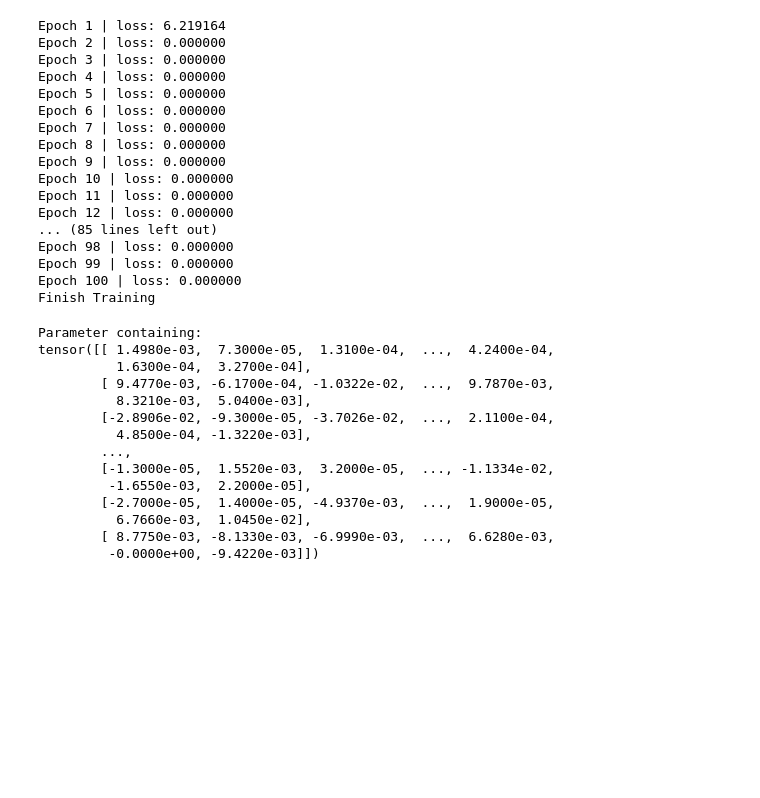
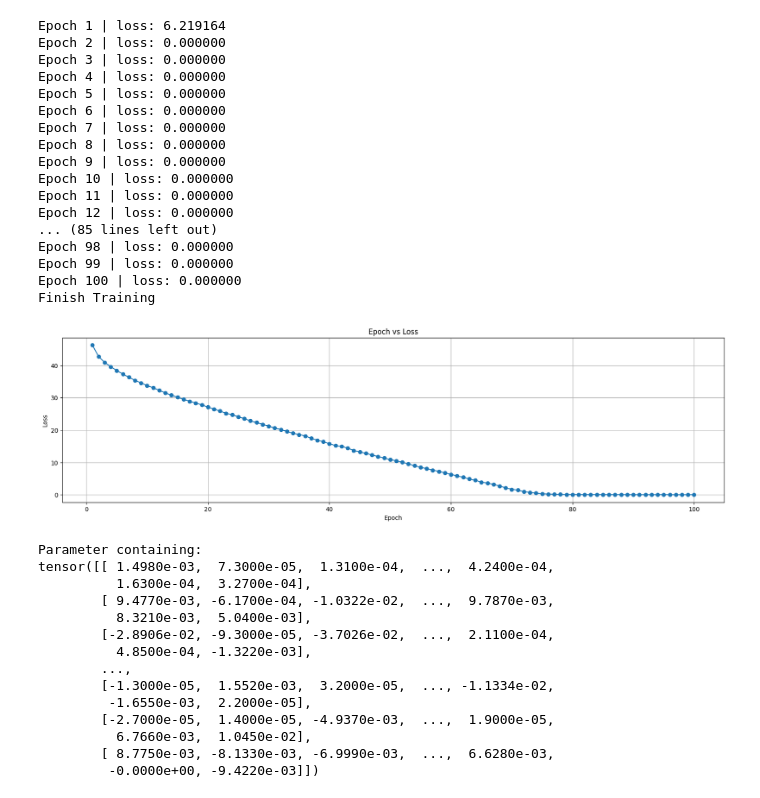
Before and after one commit to JaegerZhao/Natural-language-processing, a Jupyter notebook: 1 Word2VecTransE/TransE/TransE.ipynb, the cells around one changed output. Drawn from its saved outputs; the diff is of its cells as text; code cells hidden in the pictures; blank space fills up the shorter version.

```diff
--- a/1 Word2VecTransE/TransE/TransE.ipynb
+++ b/1 Word2VecTransE/TransE/TransE.ipynb
@@ -18,6 +18,33 @@ Epoch 98 | loss: 0.000000
 Epoch 99 | loss: 0.000000
 Epoch 100 | loss: 0.000000
 Finish Training
+# %%
+import matplotlib.pyplot as plt
+
+epochs = list(range(1, 101))
+losses = [
+    46.278254, 42.770077, 40.945018, 39.628672, 38.416960, 37.326870, 36.333397, 35.389013, 34.593586, 33.736216,
+    33.108364, 32.286392, 31.506627, 30.783794, 30.148341, 29.523119, 28.889386, 28.346939, 27.789625, 27.134031,
+    26.455894, 25.889345, 25.196761, 24.780363, 24.054965, 23.564248, 22.845185, 22.331272, 21.783523, 21.243281,
+    20.614033, 20.171842, 19.572727, 19.066367, 18.590066, 18.191601, 17.470898, 16.857897, 16.389843, 15.753218,
+    15.236621, 14.917521, 14.439256, 13.713562, 13.249100, 12.829056, 12.287933, 11.829535, 11.349364, 10.856332,
+    10.513939, 10.044648, 9.549640, 8.995086, 8.482237, 8.091331, 7.632276, 7.216859, 6.786360, 6.302615, 5.839602,
+    5.391880, 4.862805, 4.479973, 3.891138, 3.610520, 3.220157, 2.685282, 2.163546, 1.685094, 1.440521, 0.967022,
+    0.697158, 0.526670, 0.302562, 0.219380, 0.178123, 0.103355, 0.085977, 0.086684, 0.066870, 0.047100, 0.066472,
+    0.064257, 0.038392, 0.049306, 0.030743, 0.040390, 0.015597, 0.027130, 0.010972, 0.024186, 0.013941, 0.018634,
+    0.036049, 0.016536, 0.011090, 0.007512, 0.015288, 0.016592
+]
+
+# 绘制折线图
+plt.figure(figsize=(20, 5))  # 设置图形的大小
+plt.plot(epochs, losses, marker='o')  # 绘制带有圆圈标记的折线图
+plt.title('Epoch vs Loss')  # 设置图形的标题
+plt.xlabel('Epoch')  # 设置x轴的标签
+plt.ylabel('Loss')  # 设置y轴的标签
+plt.grid(True)  # 显示网格
+plt.show()  # 显示图形
+# %% [output]
+[figure, added]
 # %%
 import torch
 import torch.nn as nn
```
